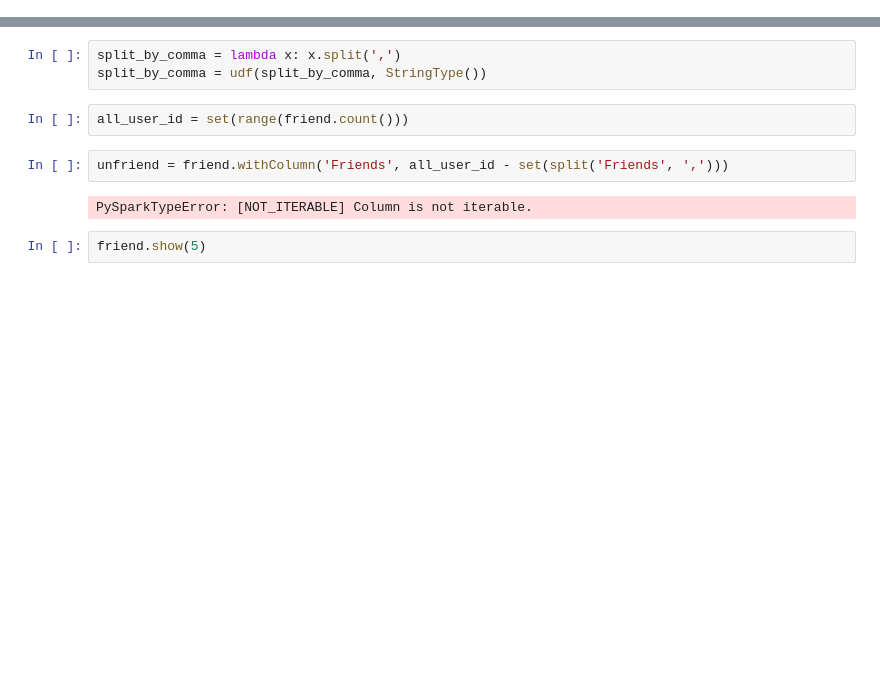
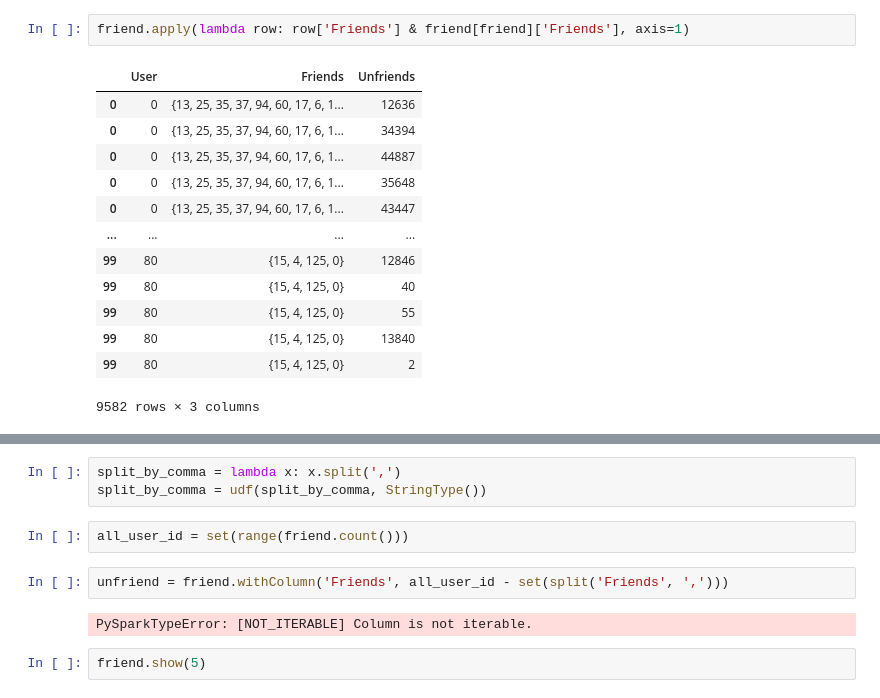
Before and after one commit to WenhaoP/CSE-547, a Jupyter notebook: HW1/main.ipynb, the cells around one changed output, grey strips where cells are left out. Drawn from its saved outputs; the diff is of its cells as text; blank space fills up the shorter version.

```diff
--- a/HW1/main.ipynb
+++ b/HW1/main.ipynb
@@ -43,0 +132,16 @@ only showing top 5 rows
+# %%
+friend.apply(lambda row: row['Friends'] & friend[friend]['Friends'], axis=1)
+# %% [output]
+|  | User | Friends | Unfriends |
+| 0 | 0 | {13, 25, 35, 37, 94, 60, 17, 6, 1... | 12636 |
+| 0 | 0 | {13, 25, 35, 37, 94, 60, 17, 6, 1... | 34394 |
+| 0 | 0 | {13, 25, 35, 37, 94, 60, 17, 6, 1... | 44887 |
+| 0 | 0 | {13, 25, 35, 37, 94, 60, 17, 6, 1... | 35648 |
+| 0 | 0 | {13, 25, 35, 37, 94, 60, 17, 6, 1... | 43447 |
+| ... | ... | ... | ... |
+| 99 | 80 | {15, 4, 125, 0} | 12846 |
+| 99 | 80 | {15, 4, 125, 0} | 40 |
+| 99 | 80 | {15, 4, 125, 0} | 55 |
+| 99 | 80 | {15, 4, 125, 0} | 13840 |
+| 99 | 80 | {15, 4, 125, 0} | 2 |
+9582 rows × 3 columns
```
Also changed, not shown: parts of 17 cells of this notebook.
